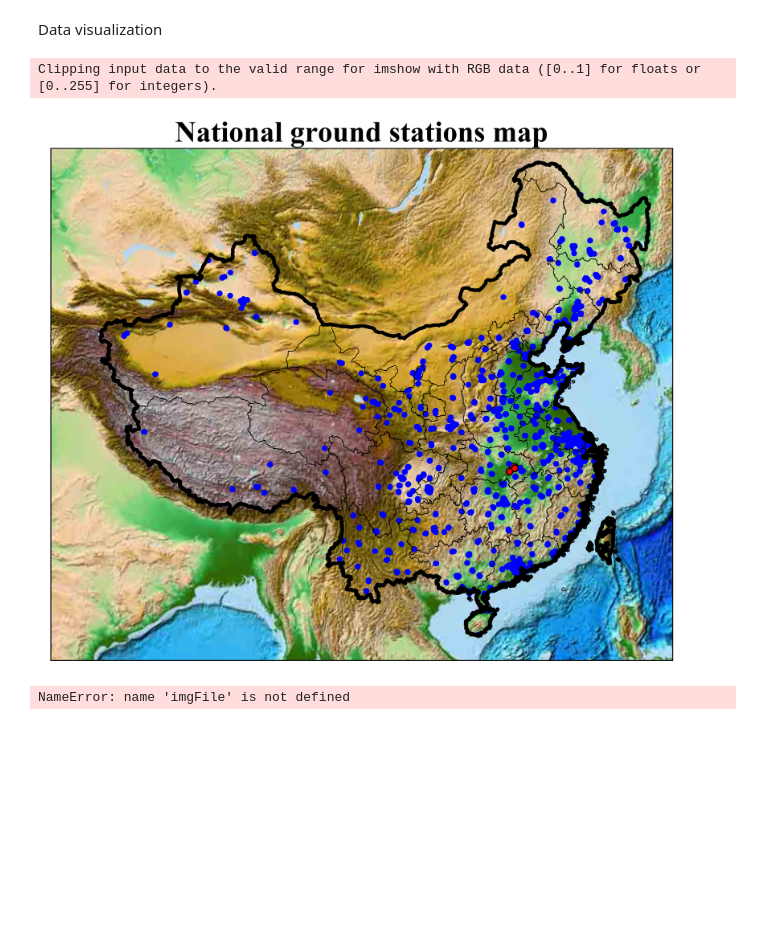
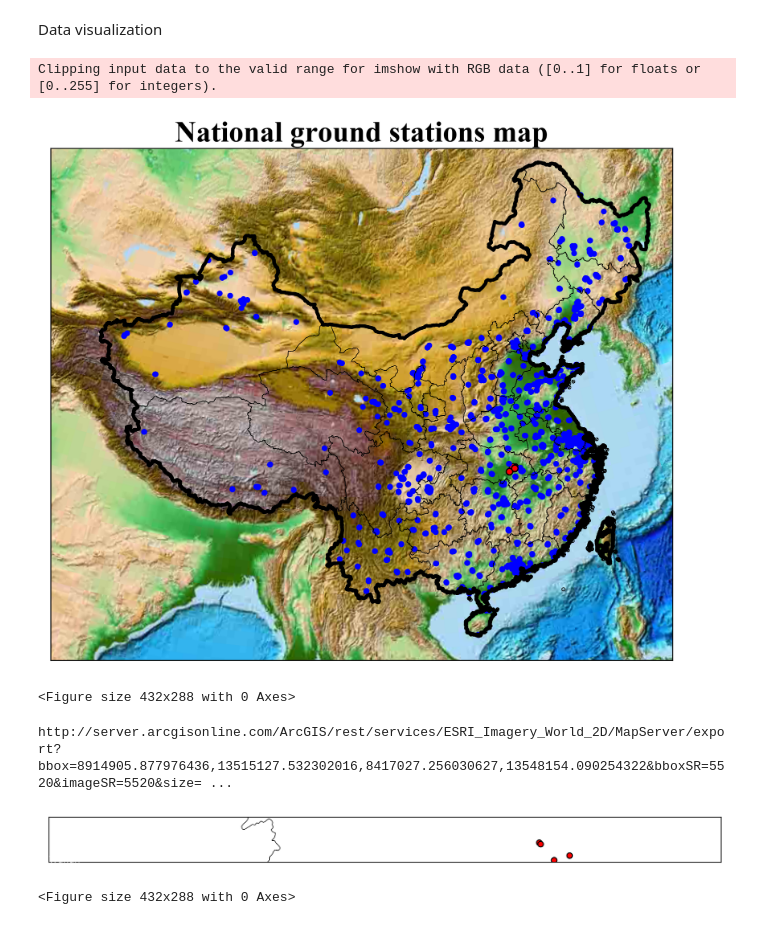
Before and after one commit to ZPYin/Wuhan_AOD_Analysis, a Jupyter notebook: src/display_station_map.ipynb, the cells around one changed output. Saved outputs shown, nothing was run; the diff lists cells and outputs as text; code cells hidden in the pictures; blank space fills up the shorter version.

```diff
--- a/src/display_station_map.ipynb
+++ b/src/display_station_map.ipynb
@@ -7,7 +7,8 @@ import matplotlib.pyplot as plt
 from matplotlib.patches import Polygon
 # %%
 station_file = 'D:\\Data\\全国空气质量\\站点列表-2019.08.01起.csv'
-imgFile = 'C:\\Users\\zpyin\\Desktop\\Wuhan AOD analysis\\img\\station_map.png'
+img1File = 'C:\\Users\\zpyin\\Desktop\\Wuhan AOD analysis\\img\\station_map.png'
+img2File = 'C:\\Users\\zpyin\\Desktop\\Wuhan AOD analysis\\img\\station_map_fine.png'
 # %% [markdown]
 Read the station list
 # %%
@@ -44,8 +45,39 @@ for station_info in station:
 plt.title('National ground stations map', fontsize=25, fontname='Times New Roman')
 plt.show()
 
-plt.savefig(imgFile, dpi=300)
+plt.savefig(img1File, dpi=300)
 # %% [output]
 Clipping input data to the valid range for imshow with RGB data ([0..1] for floats or [0..255] for integers).
 [figure]
-NameError: name 'imgFile' is not defined
+<Figure size 432x288 with 0 Axes>
+# %%
+plt.figure(figsize=[12,8], linewidth=3, dpi=300)
+m = Basemap(llcrnrlon=113,llcrnrlat=29.0,urcrnrlon=115.,urcrnrlat=31.0, projection='lcc',
+            resolution='i', lat_1=33.53, lat_2=33.53, lon_0=114.37, epsg=5520)
+m.arcgisimage(service='ESRI_Imagery_World_2D', xpixels = 1500, verbose= True)
+m.readshapefile("D:\\Data\\china_boundary_shp\\gadm36_CHN_shp\\gadm36_CHN_0", 'states', drawbounds=True, linewidth=3)
+m.readshapefile("D:\\Data\\china_boundary_shp\\gadm36_CHN_shp\\gadm36_CHN_1", 'states', drawbounds=True)
+m.readshapefile('D:\\Data\\china_boundary_shp\\gadm36_TWN_shp\\gadm36_TWN_1', 'states', drawbounds=True, linewidth=3)
+
+# m.drawcoastlines()
+# m.drawcountries()
+# m.drawmapboundary(linewidth=3)
+# m.bluemarble()
+
+for station_info in station:
+    if station_info['lon']:
+        x, y = m(float(station_info['lon']), float(station_info['lat']))
+        if station_info['city'] == u'武汉':
+            m.scatter(x, y, s=30, marker='o', edgecolor='k', facecolor='r')
+        else:
+            m.scatter(x, y, s=15, marker='o', edgecolor='b', facecolor='b')
+
+plt.annotate('Wuhan', xy=(33.53, 114.37), xytext=(33.53, 114.37), color='#FFFFFF', fontsize=9)
+
+plt.show()
+
+plt.savefig(img2File, dpi=300)
+# %% [output]
+http://server.arcgisonline.com/ArcGIS/rest/services/ESRI_Imagery_World_2D/MapServer/export?bbox=8914905.877976436,13515127.532302016,8417027.256030627,13548154.090254322&bboxSR=5520&imageSR=5520&size= ...
+[figure, added]
+<Figure size 432x288 with 0 Axes>
```
Also changed, not shown: 9 other files.
